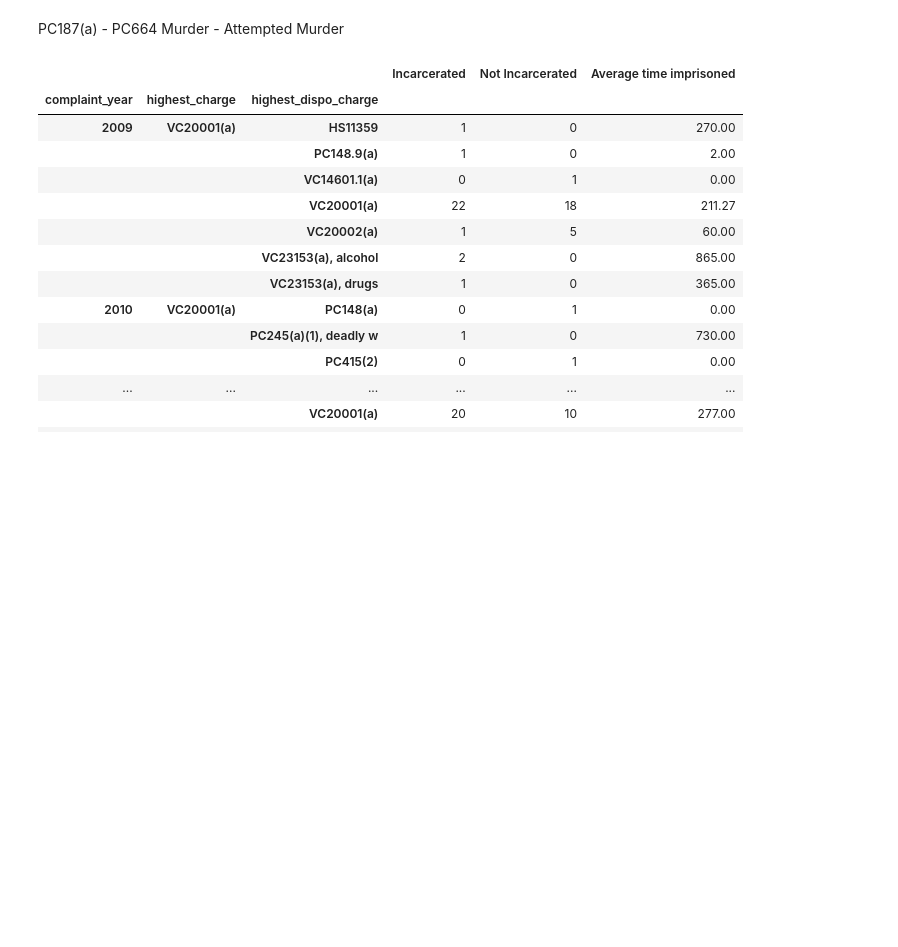
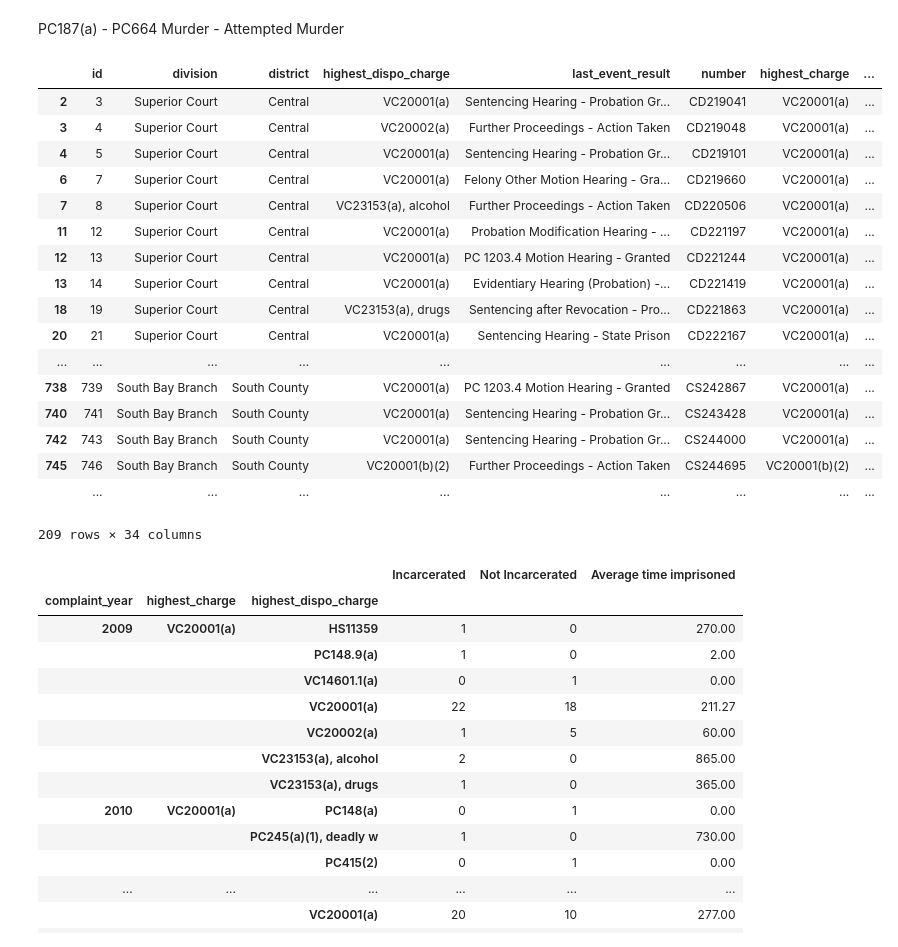
Before and after one commit to kevin11h/vosd-org-7-hitnrun, a Jupyter notebook: raj-hnr.ipynb, the cells around one changed output. Drawn from its saved outputs; the diff is of its cells as text; code cells hidden in the pictures; blank space fills up the shorter version.

```diff
--- a/raj-hnr.ipynb
+++ b/raj-hnr.ipynb
@@ -116,6 +117,26 @@ PC187(a) - PC664	Murder - Attempted Murder
 # %%
 df20001 = hcDF[(hcDF.highest_charge == 'VC20001(a)') |
                (hcDF.highest_charge == 'VC20001(b)(2)')]
+df20001
+# %% [output]
+|  | id | division | district | highest_dispo_charge | last_event_result | number | highest_charge | ... |
+| 2 | 3 | Superior Court | Central | VC20001(a) | Sentencing Hearing - Probation Gr... | CD219041 | VC20001(a) | ... |
+| 3 | 4 | Superior Court | Central | VC20002(a) | Further Proceedings - Action Taken | CD219048 | VC20001(a) | ... |
+| 4 | 5 | Superior Court | Central | VC20001(a) | Sentencing Hearing - Probation Gr... | CD219101 | VC20001(a) | ... |
+| 6 | 7 | Superior Court | Central | VC20001(a) | Felony Other Motion Hearing - Gra... | CD219660 | VC20001(a) | ... |
+| 7 | 8 | Superior Court | Central | VC23153(a), alcohol | Further Proceedings - Action Taken | CD220506 | VC20001(a) | ... |
+| 11 | 12 | Superior Court | Central | VC20001(a) | Probation Modification Hearing - ... | CD221197 | VC20001(a) | ... |
+| 12 | 13 | Superior Court | Central | VC20001(a) | PC 1203.4 Motion Hearing - Granted | CD221244 | VC20001(a) | ... |
+| 13 | 14 | Superior Court | Central | VC20001(a) | Evidentiary Hearing (Probation) -... | CD221419 | VC20001(a) | ... |
+| 18 | 19 | Superior Court | Central | VC23153(a), drugs | Sentencing after Revocation - Pro... | CD221863 | VC20001(a) | ... |
+| 20 | 21 | Superior Court | Central | VC20001(a) | Sentencing Hearing - State Prison | CD222167 | VC20001(a) | ... |
+| ... | ... | ... | ... | ... | ... | ... | ... | ... |
+| 738 | 739 | South Bay Branch | South County | VC20001(a) | PC 1203.4 Motion Hearing - Granted | CS242867 | VC20001(a) | ... |
+| 740 | 741 | South Bay Branch | South County | VC20001(a) | Sentencing Hearing - Probation Gr... | CS243428 | VC20001(a) | ... |
+| 742 | 743 | South Bay Branch | South County | VC20001(a) | Sentencing Hearing - Probation Gr... | CS244000 | VC20001(a) | ... |
+| 745 | 746 | South Bay Branch | South County | VC20001(b)(2) | Further Proceedings - Action Taken | CS244695 | VC20001(b)(2) | ... |
+|  | ... | ... | ... | ... | ... | ... | ... | ... |
+209 rows × 34 columns
 # %%
 incar = df20001[(~pd.isnull(df20001['incar']))].groupby(['complaint_year','highest_charge','highest_dispo_charge']).number.count()
 not_incar = df20001[(pd.isnull(df20001['incar']))].groupby(['complaint_year','highest_charge','highest_dispo_charge']).number.count()
```
Also changed, not shown: parts of 8 cells of this notebook.
